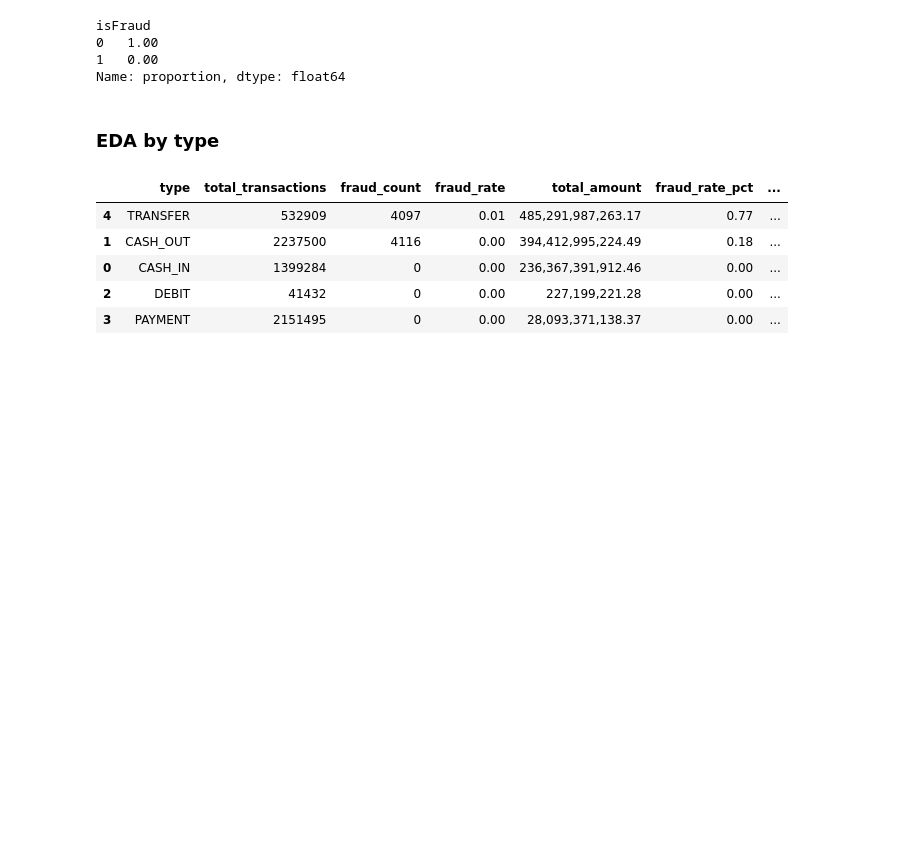
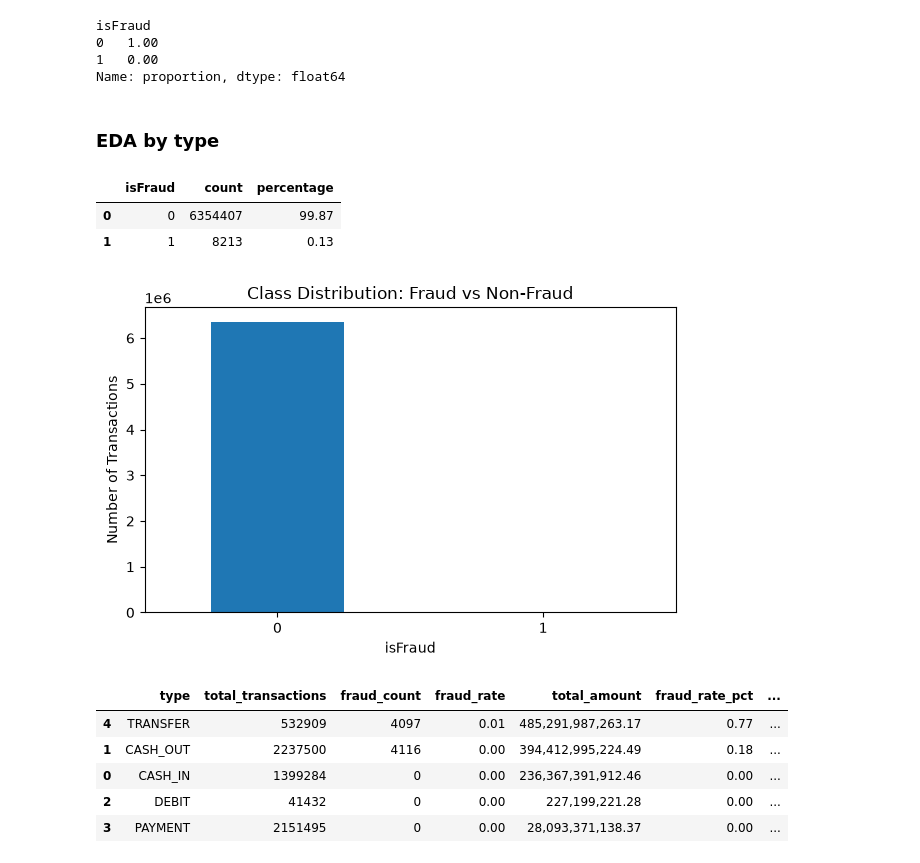
Before and after one commit to anhhq01/business-analysis-hust, a Jupyter notebook: data_cleaning/EDA.ipynb, the cells around one changed output. Cells and saved outputs as stored; diff of their text form; code cells hidden in the pictures; blank space fills up the shorter version.

```diff
--- a/data_cleaning/EDA.ipynb
+++ b/data_cleaning/EDA.ipynb
@@ -70,6 +70,32 @@ isFraud
 Name: proportion, dtype: float64
 # %% [markdown]
 ### EDA by type
+# %%
+target_summary = (
+    df["isFraud"]
+    .value_counts()
+    .rename_axis("isFraud")
+    .reset_index(name="count")
+)
+
+target_summary["percentage"] = target_summary["count"] / len(df) * 100
+
+target_summary
+# %% [output]
+|  | isFraud | count | percentage |
+| 0 | 0 | 6354407 | 99.87 |
+| 1 | 1 | 8213 | 0.13 |
+# %%
+plt.figure(figsize=(6, 4))
+target_summary.set_index("isFraud")["count"].plot(kind="bar")
+plt.title("Class Distribution: Fraud vs Non-Fraud")
+plt.xlabel("isFraud")
+plt.ylabel("Number of Transactions")
+plt.xticks(rotation=0)
+plt.tight_layout()
+plt.show()
+# %% [output]
+[figure, added]
 # %%
 type_summary = (
     df.groupby("type")
```
Also changed, not shown: parts of 1 cell of this notebook, 1 other file.
